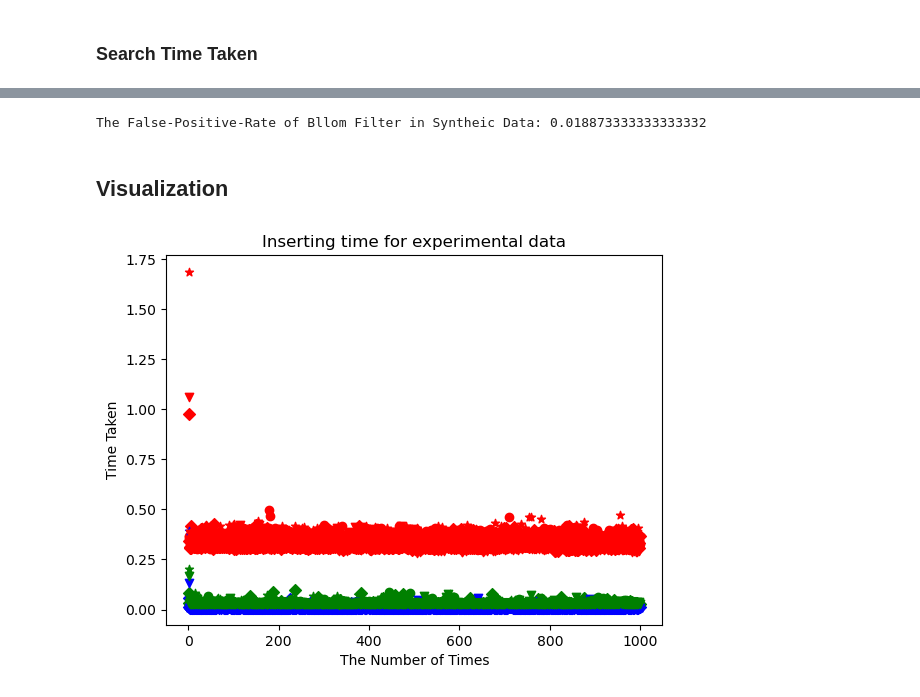
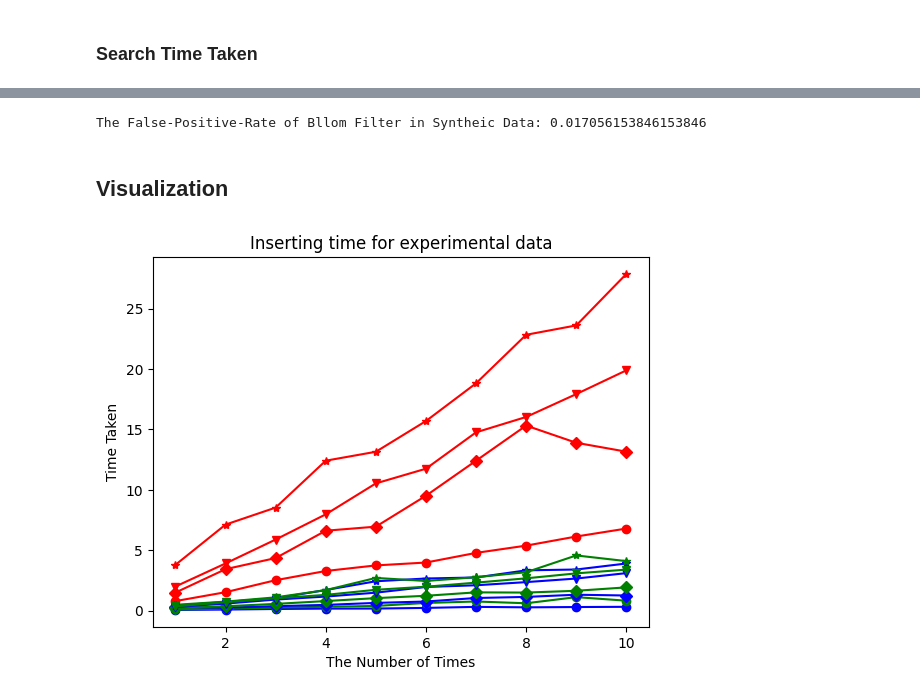
Before and after one commit to Samir-Adhikari/Testing2, a Jupyter notebook: CodingSetMembership.ipynb, the cells around one changed output, grey strips where cells are left out. Cells and saved outputs as stored; diff of their text form; code cells hidden in the pictures.

```diff
--- a/CodingSetMembership.ipynb
+++ b/CodingSetMembership.ipynb
@@ -800,7 +839,8 @@ len(SyntheticDataList)
 SyntheticDataNames = ["Normal", "Long String", "Special String", "Ascending Order", "Descending Order",
                       "String with missing values", "String with duplicate values",
                      "Strings of distinct integers","Strings of distinct floats",
-                      "Strings contain whitespace","Palindrome strings"]
+                      "Strings contain whitespace","Palindrome strings","Strings with highly variable lenghts",
+                      "Strings with repeating patterns", "Strings with alternating upper-case and lower-case letters"]
 # %%
 synSearchList = []
 for datalist in SyntheticDataList:
@@ -930,11 +970,12 @@ for i in range (len(synSearchList)):
     sres2 = SearchTime2(BSTSyn[i], synSearchList[i])
     SearchRes2.append(sres2)
     print("~~~~~~~~~~~~~~~~~~~~~~~~~~~~~~~~~~~~~~~~~~~~~~~~~")
-    print("Balanced Search Tree: ")
+    print("Red Black Balanced Search Tree: ")
     sres3 = SearchTime2(RBTSyn[i], synSearchList[i])
     SearchRes3.append(sres3)
     print("~~~~~~~~~~~~~~~~~~~~~~~~~~~~~~~~~~~~~~~~~~~~~~~~~")
-    sres4 = SearchTime2(RBTSyn[i], synSearchList[i])
+    print("2-3 Balanced Search Tree: ")
+    sres4 = SearchTime2(TTSTSyn[i], synSearchList[i])
     SearchRes4.append(sres4)
     print("~~~~~~~~~~~~~~~~~~~~~~~~~~~~~~~~~~~~~~~~~~~~~~~~~")
     print("Bloom Filter: ")
@@ -992,10 +1034,10 @@ for i in range(len(SyntheticDataList)):
                 SyntheicSearchResS.append([False, j, k])
 # SyntheicSearchResS
 # %%
-print("The False-Positive-Rate of Bllom Filter in Syntheic Data:",
+print("The False-Positive-Rate of Bloom Filter in Syntheic Data:",
       len(SyntheicSearchResS) / (datasize * len(SyntheticDataList)))
 # %% [output]
-The False-Positive-Rate of Bllom Filter in Syntheic Data: 0.018873333333333332
+The False-Positive-Rate of Bllom Filter in Syntheic Data: 0.017056153846153846
 # %% [markdown]
 ## Visualization
 # %%
@@ -1008,74 +1050,49 @@ The False-Positive-Rate of Bllom Filter in Syntheic Data: 0.018873333333333332
 import numpy as np
 import pylab as pb
 
-scatterPlotI = pb.subplot(111)
-scatterPlotI.set_xlabel('The Number of Times')
-scatterPlotI.set_ylabel('Time Taken')
-scatterPlotI.set_title('Inserting time for experimental data')
-
+PlotI = pb.subplot(111)
+PlotI.set_xlabel('The Number of Times')
+PlotI.set_ylabel('Time Taken')
+PlotI.set_title('Inserting time for experimental data')
 
 def plotOfInserting(classname, datadict, marker):
+
     classlist = []
+
+    colors = {"'test1-mobydick.txt'": 'b', "'test2-warpeace.txt'": 'g', "'test3-dickens.txt'": 'r'}
 
     for key in datadict.keys():
         tempdata = datadict[key]
+
         algorithm = classname()
         if str(classname) == str(BloomFilterSet):
             algorithm.initVariables(len(tempdata), 0.01, hashFunctions)
 
         aryx = np.array([])
         aryy = np.array([])
 
-        seen = {}
-        i = 1
-        if key == "'test1-mobydick.txt'":
-            for _ in range(999):
-                aryx = np.append(aryx,i)
-                i += 1
-                InsertStart = timeit.default_timer()
+        for i in range(1,11):
+            aryx = np.append(aryx,i)
+            InsertStart = timeit.default_timer()
+            for j in range(i):
+                seen = {}
                 for word in tempdata:
                     if word is not None and word not in seen:
                         seen[word] = True
                         inserted = algorithm.insertElement(word)
-                InsertEnd = timeit.default_timer()
-                InsertTime = InsertEnd - InsertStart
-                aryy = np.append(aryy,InsertTime)
-            scatterPlotI.scatter(aryx,aryy,c='b',marker=marker)
+            InsertEnd = timeit.default_timer()
+            InsertTime = InsertEnd - InsertStart
+            aryy = np.append(aryy,InsertTime)
 
-        if key == "'test2-warpeace.txt'":
-            for _ in range(999):
-                aryx = np.append(aryx,i)
-                i += 1
-                InsertStart = timeit.default_timer()
-                for word in tempdata:
-                    if word is not None and word not in seen:
-                        seen[word] = True
-                        inserted = algorithm.insertElement(word)
-                InsertEnd = timeit.default_timer()
-                InsertTime = InsertEnd - InsertStart
-                aryy = np.append(aryy,InsertTime)
-            scatterPlotI.scatter(aryx,aryy,c='g',marker=marker)
-
-        if key == "'test3-dickens.txt'":
-            for _ in range(999):
-                aryx = np.append(aryx,i)
-                i += 1
-                InsertStart = timeit.default_timer()
-                for word in tempdata:
-                    if word is not None and word not in seen:
-                        seen[word] = True
-                        inserted = algorithm.insertElement(word)
-                InsertEnd = timeit.default_timer()
-                InsertTime = InsertEnd - InsertStart
-                aryy = np.append(aryy,InsertTime)
-            scatterPlotI.scatter(aryx,aryy,c='r',marker=marker)
+        color = colors[key]
+        PlotI.plot(aryx,aryy,c=color,marker=marker)
 
     classlist.append(algorithm)
     return classlist
 
 SQSs = plotOfInserting(SequentialSearchSet, files, 'o')
 BSTs = plotOfInserting(BinarySearchTreeSet, files, 'D')
 RBTs = plotOfInserting(BalancedSearchTreeSet, files, '*')
 BFs = plotOfInserting(BloomFilterSet, files, 'v')
 # %% [output]
-[figure, old version]
+[figure, new version]
```
Also changed, not shown: parts of 18 cells of this notebook.
